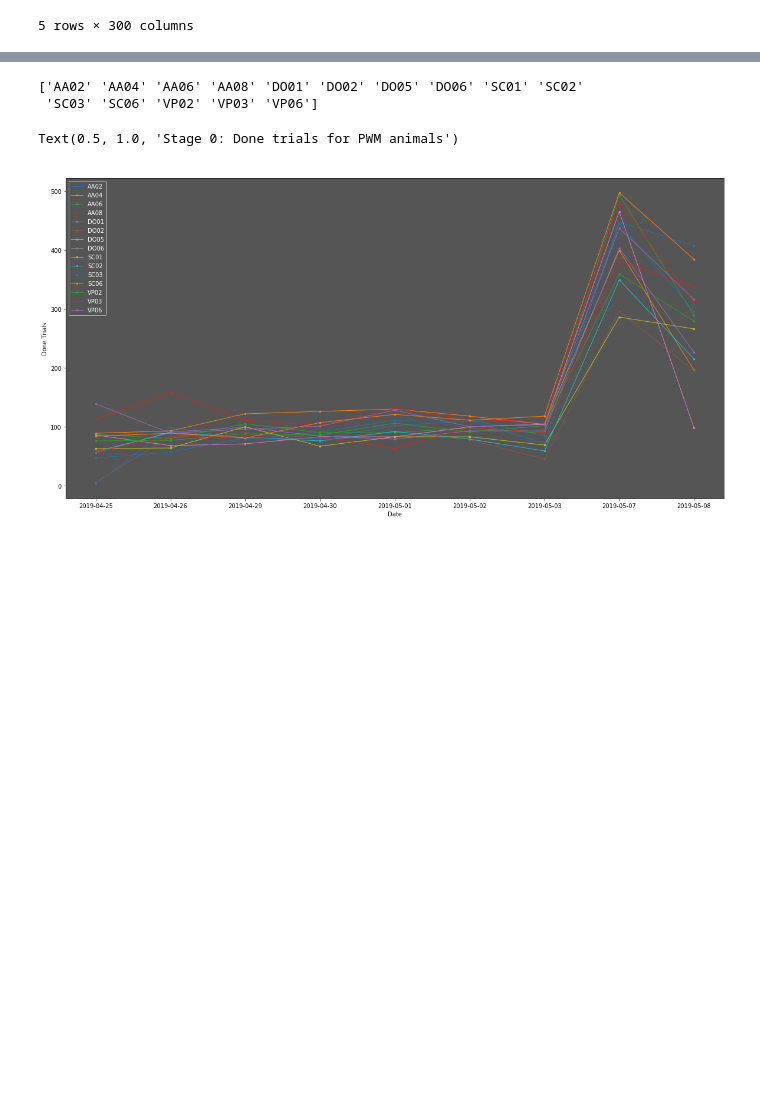
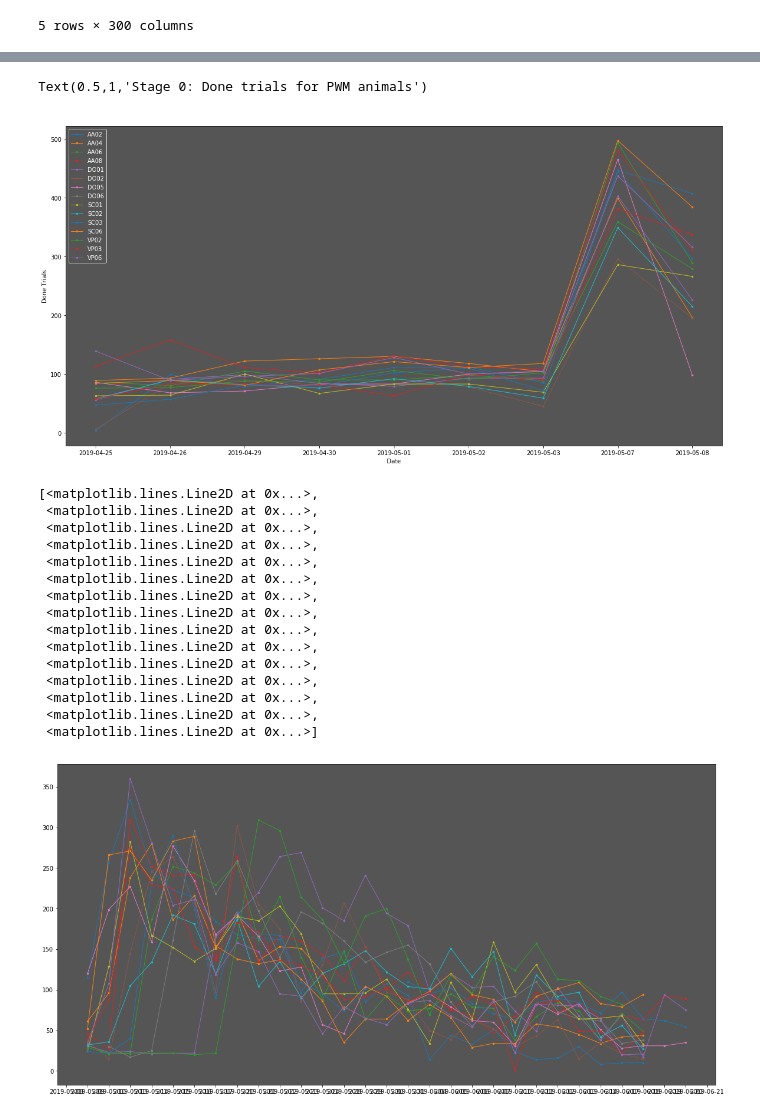
Before and after one commit to Olesens/Rot3, a Jupyter notebook: PWM_plots.ipynb, the cells around one changed output, grey strips where cells are left out. Drawn from its saved outputs; the diff is of its cells as text; code cells hidden in the pictures; blank space fills up the shorter version.

Commit message:
added stage 1

```diff
--- a/PWM_plots.ipynb
+++ b/PWM_plots.ipynb
@@ -109,7 +123,7 @@ Index: []
 plt.rcParams['figure.figsize'] = [20,10]
 plt.rcParams['axes.facecolor'] = '555555'
 plt.rcParams['text.color'] = 'white'
-plt.rcParams['axes.prop_cycle'] = 'RdPu' # this dosen't do anything atm
+#plt.rcParams['axes.prop_cycle'] = 'RdPu' # this dosen't do anything atm
 # for individual: ax.set_axis_bgcolor('')
 # %%
 A_cp = A_df['total_CP']
@@ -143,7 +157,29 @@ plt.title('Stage 0: Done trials for PWM animals')
 # how to change line colors by making a loop
 # colormap = cmap=plt.cm.RdPu
 # %% [output]
-['AA02' 'AA04' 'AA06' 'AA08' 'DO01' 'DO02' 'DO05' 'DO06' 'SC01' 'SC02'
- 'SC03' 'SC06' 'VP02' 'VP03' 'VP06']
+Text(0.5,1,'Stage 0: Done trials for PWM animals')
-Text(0.5, 1.0, 'Stage 0: Done trials for PWM animals')
 [figure]
+# %%
+# Stage 1
+pwm_st1 = A_df.copy()
+mask = pwm_st1['stage']== 1
+pwm_stage1 = pwm_st1[mask]
+pwm_stage1_dt = pwm_stage1['done_trials'] - (pwm_stage1['done_trials']* pwm_stage1['violations'])
+plt.plot(pwm_stage1_dt, marker='o',linewidth = 1.0, markersize = 2.5)
+# %% [output]
+[<matplotlib.lines.Line2D at 0x...>,
+ <matplotlib.lines.Line2D at 0x...>,
+ <matplotlib.lines.Line2D at 0x...>,
+ <matplotlib.lines.Line2D at 0x...>,
+ <matplotlib.lines.Line2D at 0x...>,
+ <matplotlib.lines.Line2D at 0x...>,
+ <matplotlib.lines.Line2D at 0x...>,
+ <matplotlib.lines.Line2D at 0x...>,
+ <matplotlib.lines.Line2D at 0x...>,
+ <matplotlib.lines.Line2D at 0x...>,
+ <matplotlib.lines.Line2D at 0x...>,
+ <matplotlib.lines.Line2D at 0x...>,
+ <matplotlib.lines.Line2D at 0x...>,
+ <matplotlib.lines.Line2D at 0x...>,
+ <matplotlib.lines.Line2D at 0x...>]
+[figure, added]
```
Also changed, not shown: parts of 3 cells of this notebook.
